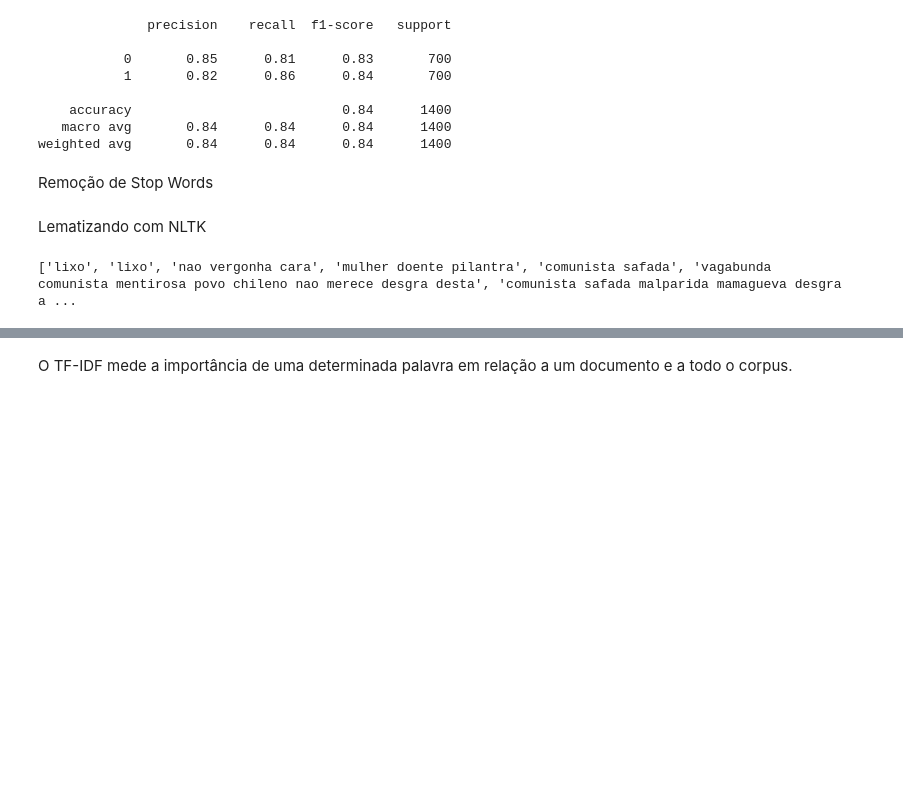
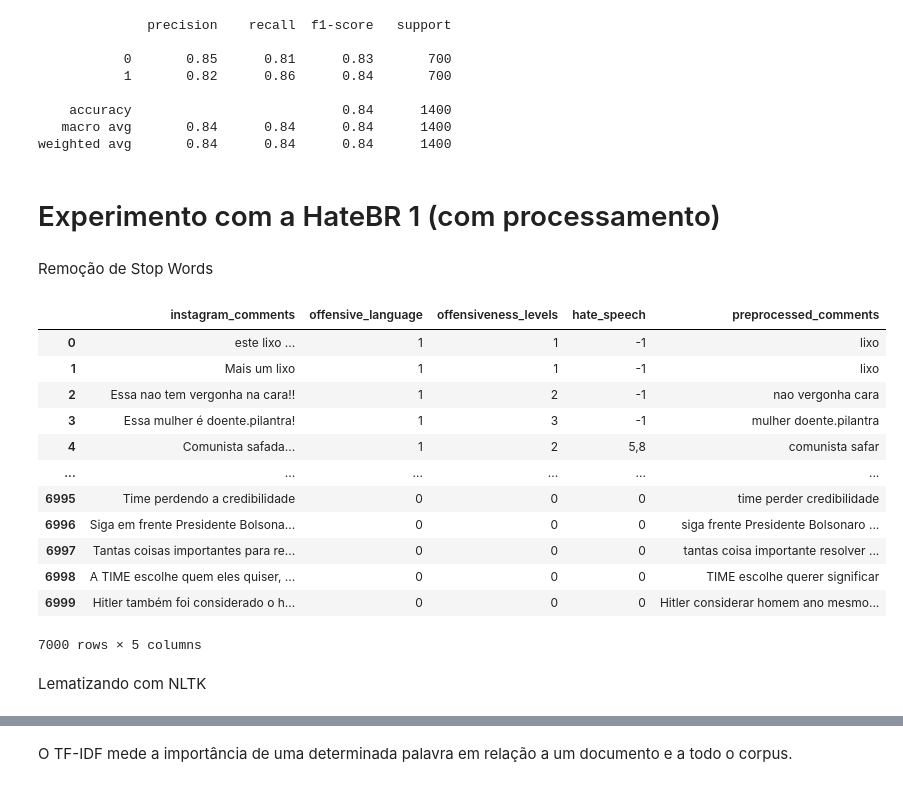
Before and after one commit to GGMmattos/Modelo-de-Deteccao-de-Linguagem-Ofensiva, a Jupyter notebook: Experimento.ipynb, the cells around one changed output, grey strips where cells are left out. Drawn from its saved outputs; the diff is of its cells as text; code cells hidden in the pictures; blank space fills up the shorter version.

```diff
--- a/Experimento.ipynb
+++ b/Experimento.ipynb
@@ -123,28 +128,59 @@ Pipeline(steps=[('vectorizer_tfidf', TfidfVectorizer()),
     accuracy                           0.84      1400
    macro avg       0.84      0.84      0.84      1400
 weighted avg       0.84      0.84      0.84      1400
+# %% [markdown]
+# Experimento com a HateBR 1 (com processamento)
 # %% [markdown]
 Remoção de Stop Words
 # %%
-comments = []
-stop_words = set(stopwords.words('portuguese')) #setando o banco de stopwords em PT-BR
+# #sem função
 
-for words in base_hatebr ['instagram_comments']:
-  only_latters =re.sub("[^a-zA-Z]", " ", words) # somente letras
-  tokens = nltk.word_tokenize(only_latters) # tokenize the sentence
-  lower_case = [l.lower() for l in tokens] # converter all letters to low case
-  filtered_result = list(filter(lambda l: l not in stop_words, lower_case)) # Remove stopwords from the comments
-  comments.append(' '.join(filtered_result))
+# comments = []
+# stop_words = set(stopwords.words('portuguese')) #setando o banco de stopwords em PT-BR
+
+# for words in base_hatebr ['instagram_comments']:
+#   only_latters =re.sub("[^a-zA-Z]", " ", words) # somente letras
+#   tokens = nltk.word_tokenize(only_latters) # tokenize the sentence
+#   lower_case = [l.lower() for l in tokens] # converter all letters to low case
+#   filtered_result = list(filter(lambda l: l not in stop_words, lower_case)) # Remove stopwords from the comments
+#   comments.append(' '.join(filtered_result))
+
+  # for i in range (len(comments)):
+  #   words = nltk.word_tokenize(comments[i])
+  #   newwords = [lemmatizer.lemmatize(word) for word in words]
+  #   comments[i] = ' '.join(newwords)
+# %%
+npl = spacy.load("pt_core_news_sm")
+def preprocess(text):
+  doc = npl(text)
+  filtered_result = []
+  for token in doc:
+    if token.is_stop or token.is_punct:
+      continue
+    filtered_result.append(token.lemma_)
+
+  return " ".join(filtered_result)
+# %%
+# print(preprocess(base_hatebr['instagram_comments']))
+base_hatebr['preprocessed_comments'] =  base_hatebr['instagram_comments'].apply(preprocess)
+# %%
+base_hatebr
+# %% [output]
+|  | instagram_comments | offensive_language | offensiveness_levels | hate_speech | preprocessed_comments |
+| 0 | este lixo ... | 1 | 1 | -1 | lixo |
+| 1 | Mais um lixo | 1 | 1 | -1 | lixo |
+| 2 | Essa nao tem vergonha na cara!! | 1 | 2 | -1 | nao vergonha cara |
+| 3 | Essa mulher é doente.pilantra! | 1 | 3 | -1 | mulher doente.pilantra |
+| 4 | Comunista safada... | 1 | 2 | 5,8 | comunista safar |
+| ... | ... | ... | ... | ... | ... |
+| 6995 | Time perdendo a credibilidade | 0 | 0 | 0 | time perder credibilidade |
+| 6996 | Siga em frente Presidente Bolsona... | 0 | 0 | 0 | siga frente Presidente Bolsonaro ... |
+| 6997 | Tantas coisas importantes para re... | 0 | 0 | 0 | tantas coisa importante resolver ... |
+| 6998 | A TIME escolhe quem eles quiser, ... | 0 | 0 | 0 | TIME escolhe querer significar |
+| 6999 | Hitler também foi considerado o h... | 0 | 0 | 0 | Hitler considerar homem ano mesmo... |
+7000 rows × 5 columns
 # %% [markdown]
 Lematizando com NLTK
-# %%
-  for i in range (len(comments)):
-    words = nltk.word_tokenize(comments[i])
-    newwords = [lemmatizer.lemmatize(word) for word in words]
-    comments[i] = ' '.join(newwords)
-print (comments)
-# %% [output]
-['lixo', 'lixo', 'nao vergonha cara', 'mulher doente pilantra', 'comunista safada', 'vagabunda comunista mentirosa povo chileno nao merece desgra desta', 'comunista safada malparida mamagueva desgra a ...
 # %%
 v = CountVectorizer(ngram_range=(1,1))
 v.fit(comments)
```
Also changed, not shown: parts of 23 cells of this notebook.
